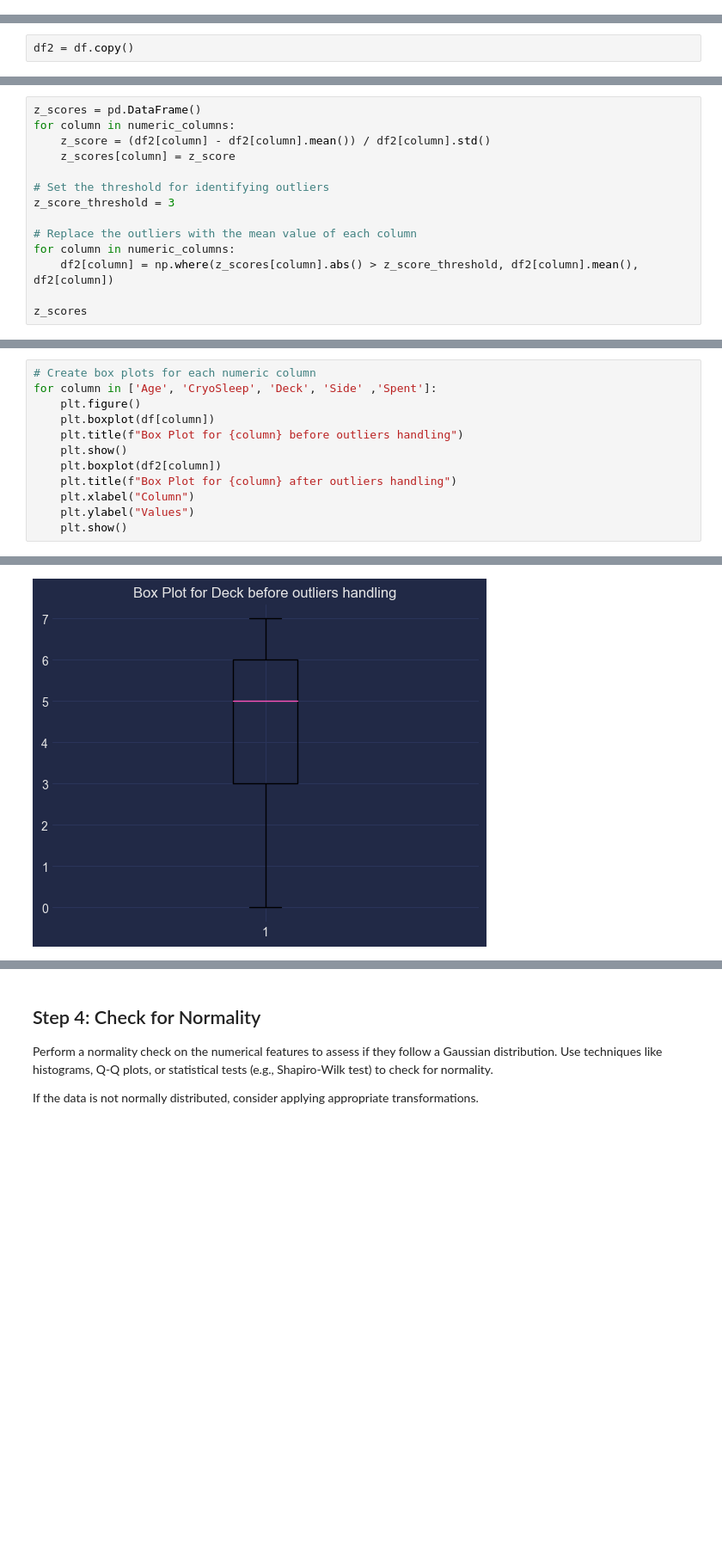
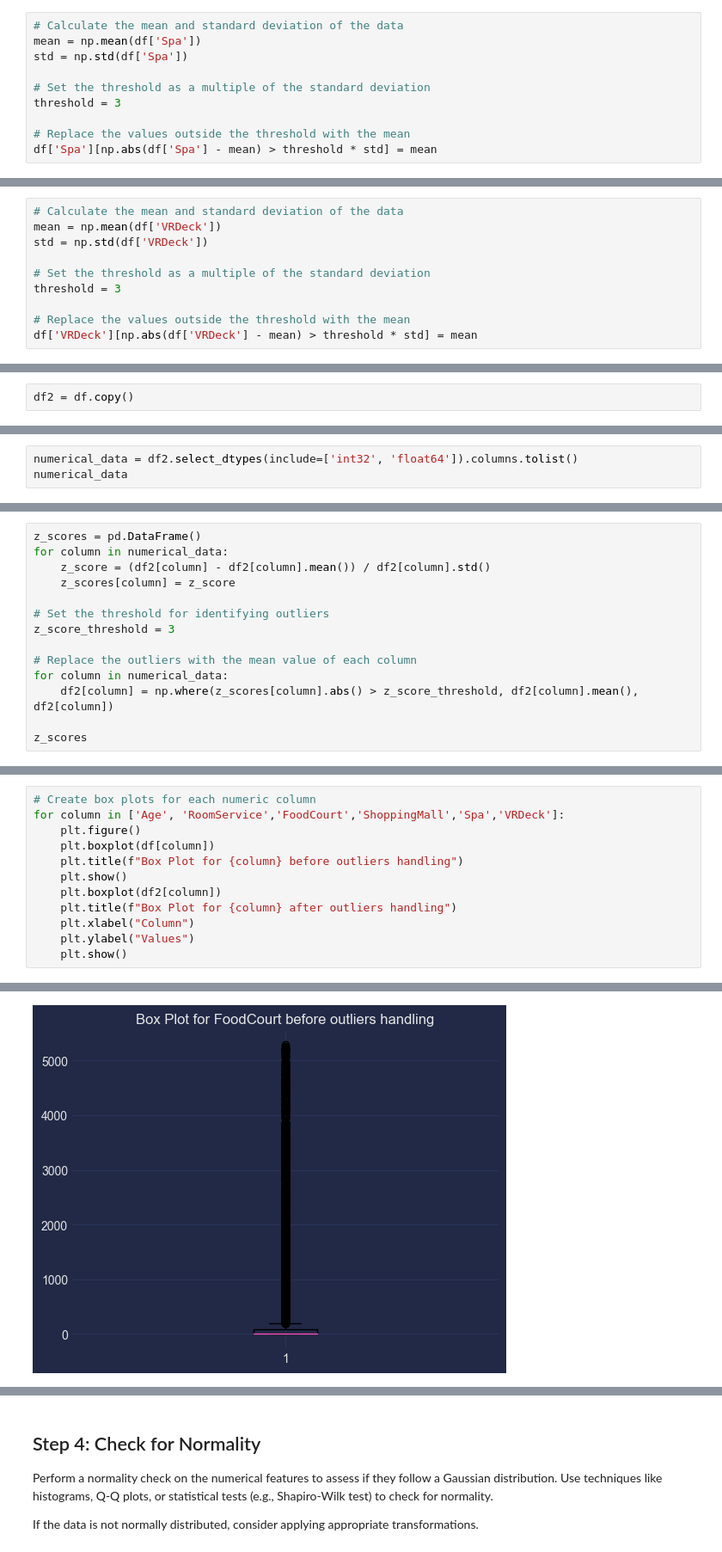
Before and after one commit to Python-Data-Science-Class-3/homework, a Jupyter notebook: WEEK-24 ML-1/05-Nuseybe/infotech-ml-1-homework.ipynb, the cells around one changed output, grey strips where cells are left out. Shown at 86% size. Drawn from its saved outputs; the diff is of its cells as text; blank space fills up the shorter version.

```diff
--- a/WEEK-24 ML-1/05-Nuseybe/infotech-ml-1-homework.ipynb
+++ b/WEEK-24 ML-1/05-Nuseybe/infotech-ml-1-homework.ipynb
@@ -317,0 +405,10 @@ for column in numeric_columns:
+# %%
+# Calculate the mean and standard deviation of the data
+mean = np.mean(df['Spa'])
+std = np.std(df['Spa'])
+
+# Set the threshold as a multiple of the standard deviation
+threshold = 3
+
+# Replace the values outside the threshold with the mean
+df['Spa'][np.abs(df['Spa'] - mean) > threshold * std] = mean
@@ -317,0 +420,10 @@ for column in numeric_columns:
+# %%
+# Calculate the mean and standard deviation of the data
+mean = np.mean(df['VRDeck'])
+std = np.std(df['VRDeck'])
+
+# Set the threshold as a multiple of the standard deviation
+threshold = 3
+
+# Replace the values outside the threshold with the mean
+df['VRDeck'][np.abs(df['VRDeck'] - mean) > threshold * std] = mean
@@ -335,0 +437,3 @@ dtype: object
+# %%
+numerical_data = df2.select_dtypes(include=['int32', 'float64']).columns.tolist()
+numerical_data
@@ -336,6 +457,6 @@ dtype: object
 # %%
 z_scores = pd.DataFrame()
-for column in numeric_columns:
+for column in numerical_data:
     z_score = (df2[column] - df2[column].mean()) / df2[column].std()
     z_scores[column] = z_score
 
@@ -343,7 +464,7 @@ for column in numeric_columns:
 z_score_threshold = 3
 
 # Replace the outliers with the mean value of each column
-for column in numeric_columns:
+for column in numerical_data:
     df2[column] = np.where(z_scores[column].abs() > z_score_threshold, df2[column].mean(), df2[column])
 
 z_scores
@@ -364,6 +487,6 @@ z_scores
 # %%
 # Create box plots for each numeric column
-for column in ['Age', 'CryoSleep', 'Deck', 'Side' ,'Spent']:
+for column in ['Age', 'RoomService','FoodCourt','ShoppingMall','Spa','VRDeck']:
     plt.figure()
     plt.boxplot(df[column])
     plt.title(f"Box Plot for {column} before outliers handling")
@@ -381 +504 @@ for column in ['Age', 'CryoSleep', 'Deck', 'Side' ,'Spent']:
-[figure, old version]
+[figure, new version]
```
Also changed, not shown: parts of 168 cells of this notebook.
